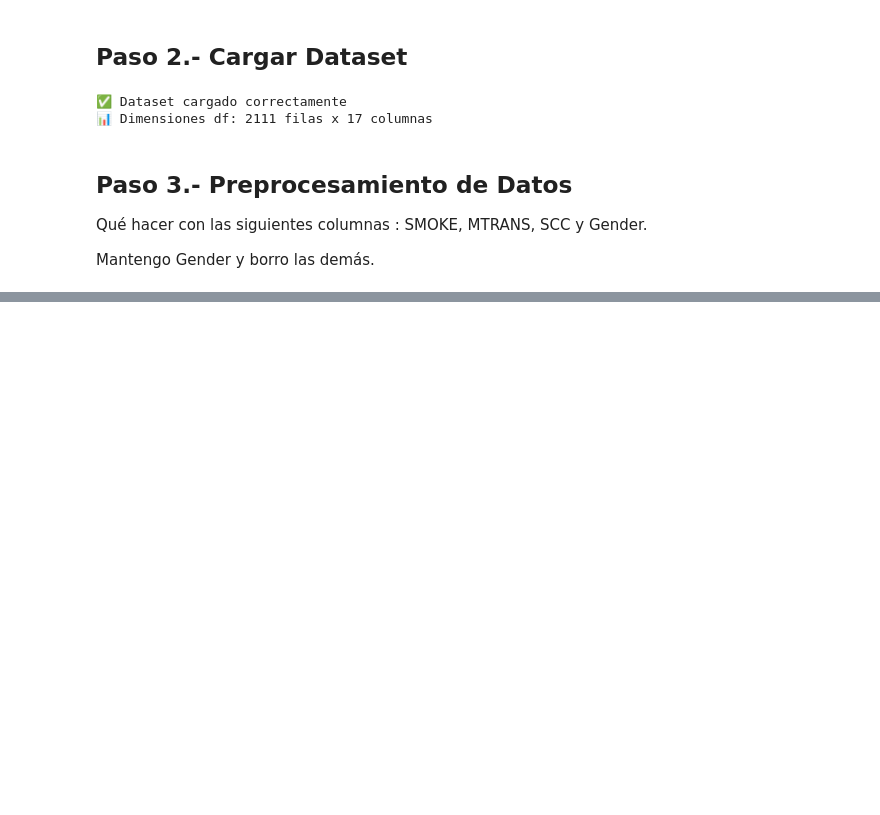
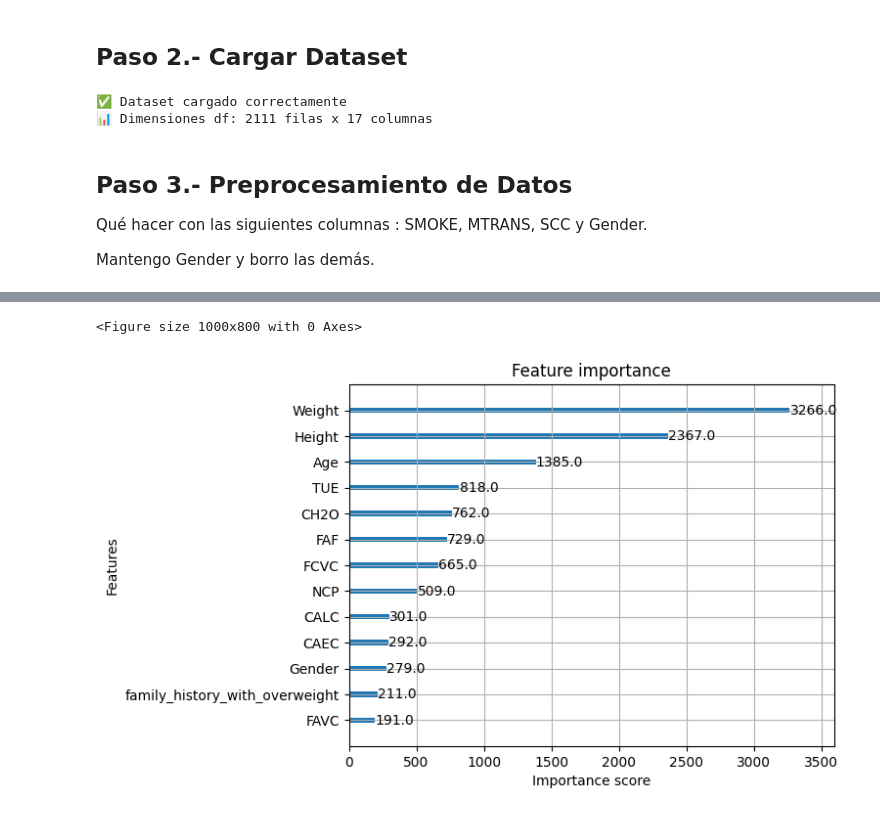
Before and after one commit to Bootcamp-IA-P6/p7_g1_multiclase, a Jupyter notebook: notebooks/processing_obesity_jm.ipynb, the cells around one changed output, grey strips where cells are left out. Drawn from its saved outputs; the diff is of its cells as text; code cells hidden in the pictures; blank space fills up the shorter version.

```diff
--- a/notebooks/processing_obesity_jm.ipynb
+++ b/notebooks/processing_obesity_jm.ipynb
@@ -28,0 +349,19 @@ Mantengo Gender y borro las demás.
+# %%
+param_grid = {
+    'max_depth': [3, 5, 7],
+    'learning_rate': [0.01, 0.1],
+    'n_estimators': [100, 200],
+    'subsample': [0.8, 1.0],
+    'colsample_bytree': [0.8, 1.0]
+}
+
+grid_search = GridSearchCV(
+    estimator=xgb.XGBClassifier(),
+    param_grid=param_grid,
+    cv=5, # Validación cruzada
+    scoring='accuracy'
+)
+
+# Entrenar pasando el DataFrame de Pandas
+grid_search.fit(X_train, y_train)
+print(grid_search.best_params_)
@@ -28,0 +454,10 @@ Mantengo Gender y borro las demás.
+# %%
+import matplotlib.pyplot as plt
+
+# 3. Graficar pesos (Importancia por peso/frecuencia)
+plt.figure(figsize=(10, 8))
+xgb.plot_importance(model, importance_type='weight') # 'weight' es el default
+plt.show()
+# %% [output]
+<Figure size 1000x800 with 0 Axes>
+[figure, added]
```
Also changed, not shown: parts of 56 cells of this notebook, 4 other files.
